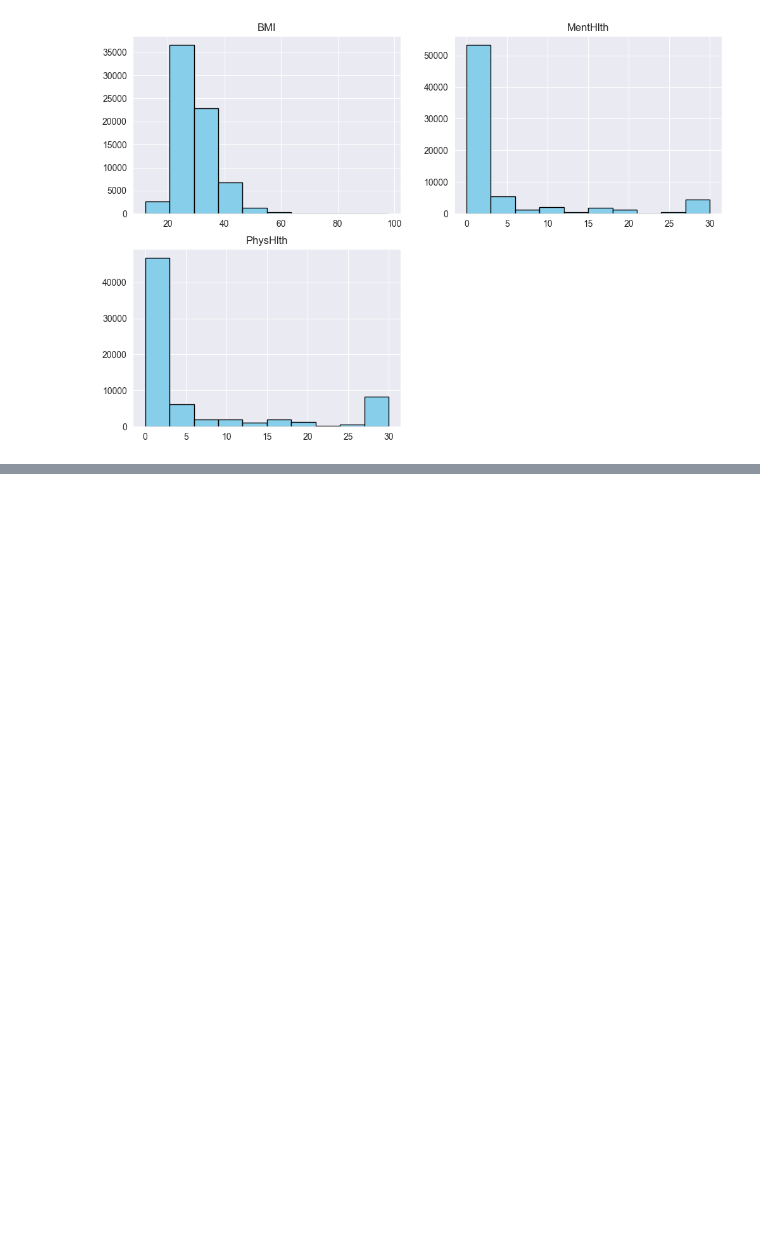
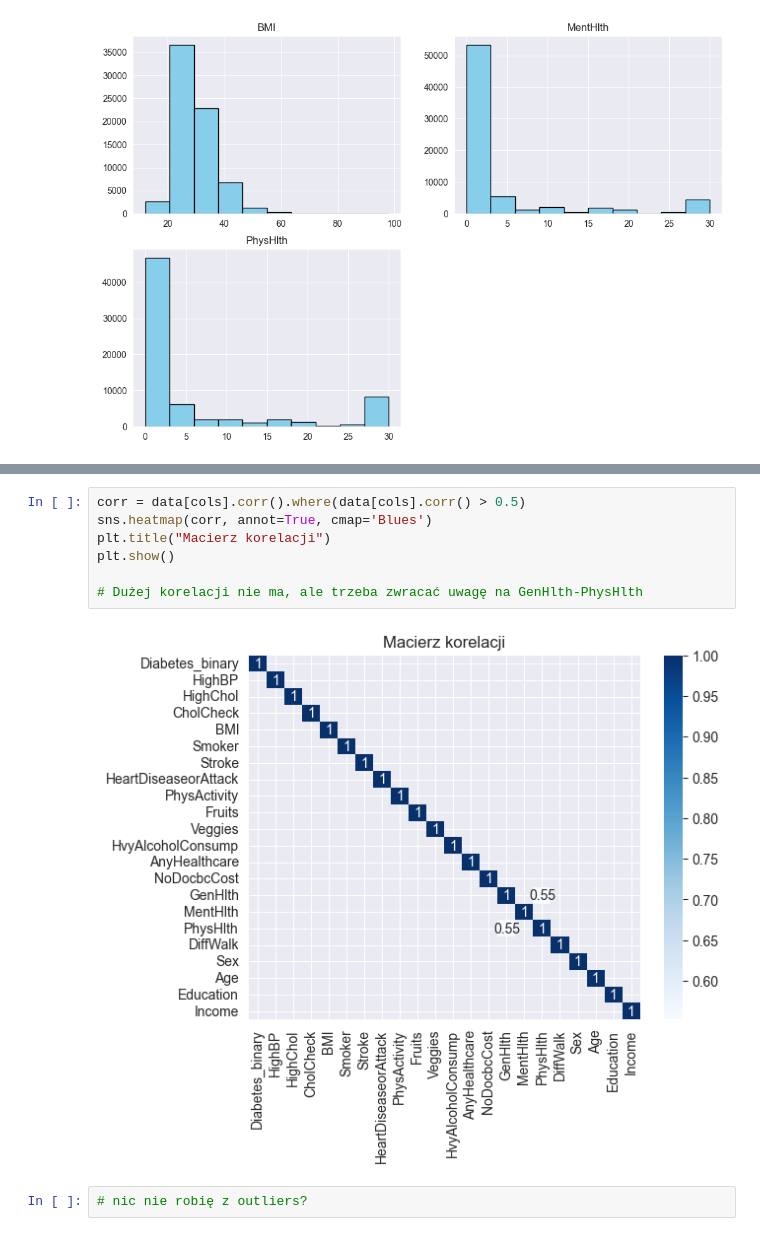
Before and after one commit to p0mona/diploma, a Jupyter notebook: main.ipynb, the cells around one changed output, grey strips where cells are left out. Saved outputs shown, nothing was run; the diff lists cells and outputs as text; blank space fills up the shorter version.

```diff
--- a/main.ipynb
+++ b/main.ipynb
@@ -184,0 +205,11 @@ plt.show()
+# %%
+corr = data[cols].corr().where(data[cols].corr() > 0.5)
+sns.heatmap(corr, annot=True, cmap='Blues')
+plt.title("Macierz korelacji")
+plt.show()
+
+# Dużej korelacji nie ma, ale trzeba zwracać uwagę na GenHlth-PhysHlth
+# %% [output]
+[figure, added]
+# %%
+# nic nie robię z outliers?
```
Also changed, not shown: parts of 2 cells of this notebook.
